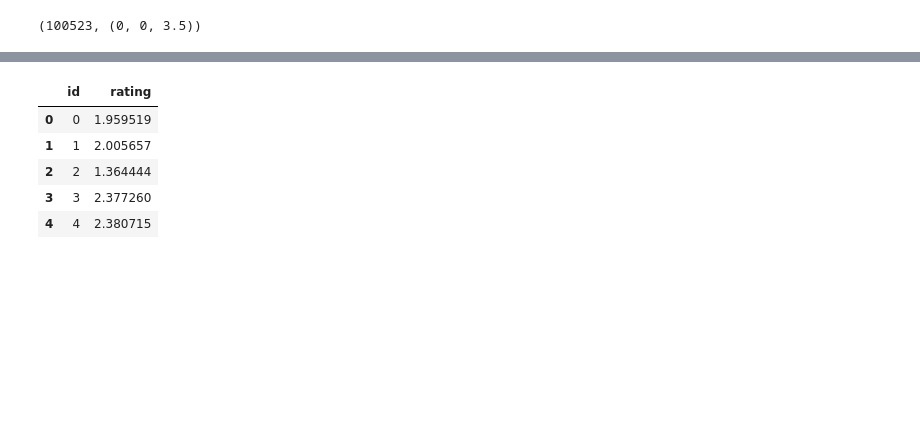
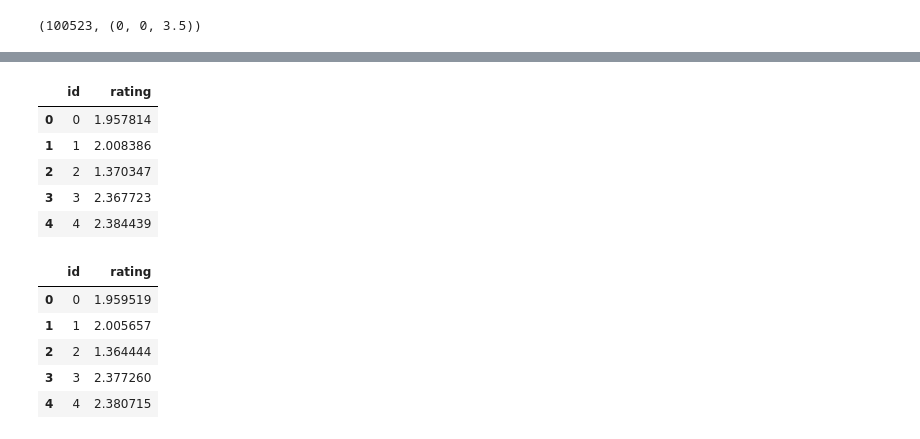
Before and after one commit to jeanneallc/DIS-project2, a Jupyter notebook: recommender.ipynb, the cells around one changed output, grey strips where cells are left out. Saved outputs shown, nothing was run; the diff lists cells and outputs as text; code cells hidden in the pictures; blank space fills up the shorter version.

```diff
--- a/recommender.ipynb
+++ b/recommender.ipynb
@@ -47,12 +48,19 @@ import numpy as np
 from collections import defaultdict
 
 class BiasPredictor:
-    def __init__(self):
+    def __init__(self, store_loss=False):
         self.global_mean = 0
         self.user_biases = defaultdict(float)
         self.item_biases = defaultdict(float)
+        self.store_loss = False
+        if store_loss:
+            self.store_loss = True
+            self.train_losses = []
+            self.val_losses = []
 
-    def fit(self, ratings_data, n_epochs=10, learning_rate=0.01, reg_term=0.1):
+
+
+    def fit(self, ratings_data, n_epochs=10, learning_rate=0.01, reg_term=0.1, monitor_reg=False):
         # Calculate global mean
         ratings = [r for _, _, r in ratings_data]
         self.global_mean = np.mean(ratings)
@@ -69,7 +77,10 @@ class BiasPredictor:
                 # Compute error
                 error = rating - pred
 
-                total_error += error ** 2
+                if monitor_reg:
+                    total_error += error ** 2 + reg_term * (self.user_biases[user_id] ** 2 + self.item_biases[item_id] ** 2)
+                else:
+                    total_error += error ** 2
 
                 # Update biases
                 self.user_biases[user_id] += learning_rate * (error - reg_term * self.user_biases[user_id])
@@ -79,7 +90,7 @@ class BiasPredictor:
 
 
     def fit_with_validation(self, ratings_data, validation_data, n_epochs=10, learning_rate=0.01, reg_term=0.1,
-                           patience=5):
+                           patience=5, monitor_reg=False):
         # Calculate global mean
         ratings = [r for _, _, r in ratings_data]
         self.global_mean = np.mean(ratings)
@@ -101,7 +112,11 @@ class BiasPredictor:
                 # Compute error
                 error = rating - pred
 
-                total_error += error ** 2
+                if monitor_reg:
+                    total_error += error ** 2 + reg_term * (self.user_biases[user_id] ** 2 + self.item_biases[item_id] ** 2)
+                else:
+                    total_error += error ** 2
+
 
                 # Update biases
                 self.user_biases[user_id] += learning_rate * (error - reg_term * self.user_biases[user_id])
@@ -122,6 +137,10 @@ class BiasPredictor:
             else:
                 reset_counter += 1
 
+            if self.store_loss:
+                self.train_losses.append(np.sqrt(total_error / len(ratings_data)))
+                self.val_losses.append(np.sqrt(validation_error / len(validation_data)))
+
             print(f"Epoch {epoch + 1}, Train RMSE: {np.sqrt(total_error / len(ratings_data)):.3f} Valid RMSE: {np.sqrt(validation_error/ len(validation_data)):.3f} (Best: {np.sqrt(best_validation_error/len(validation_data)):.3f}) Counter: {reset_counter}")
 
             if reset_counter > patience:
@@ -187,6 +241,15 @@ for user_id, item_id, rating in custom_test_tuples:
 submission_df = df_test.copy()
 submission_df = submission_df.drop(['book_id', 'user_id'], axis=1)
 submission_df['rating'] = preds
+# %%
+submission_df.head()
+# %% [output]
+|  | id | rating |
+| 0 | 0 | 1.957814 |
+| 1 | 1 | 2.008386 |
+| 2 | 2 | 1.370347 |
+| 3 | 3 | 2.367723 |
+| 4 | 4 | 2.384439 |
 # %%
 submission_df.head()
 # %% [output]
```
Also changed, not shown: parts of 4 cells of this notebook, 2 other files.
